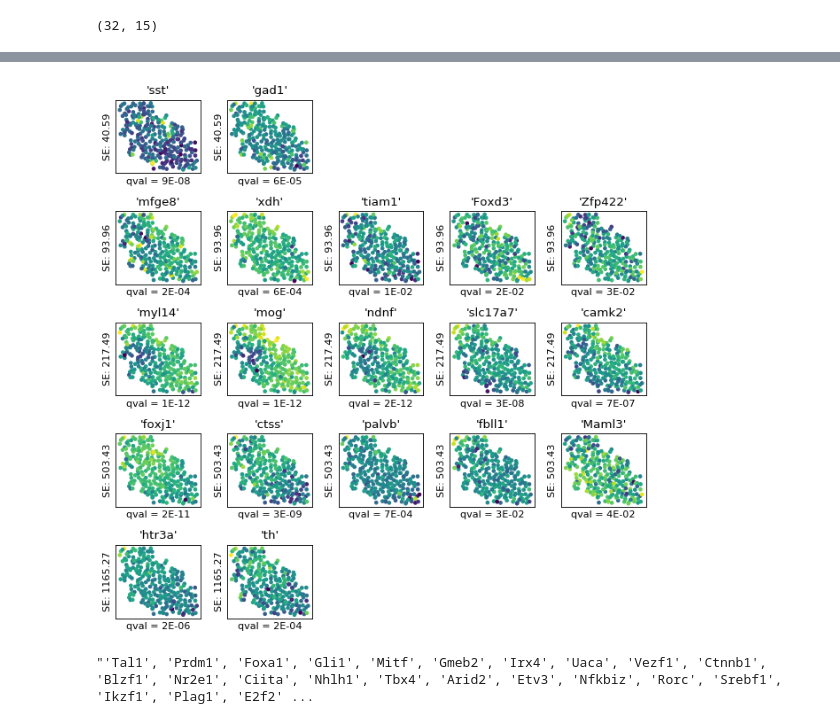
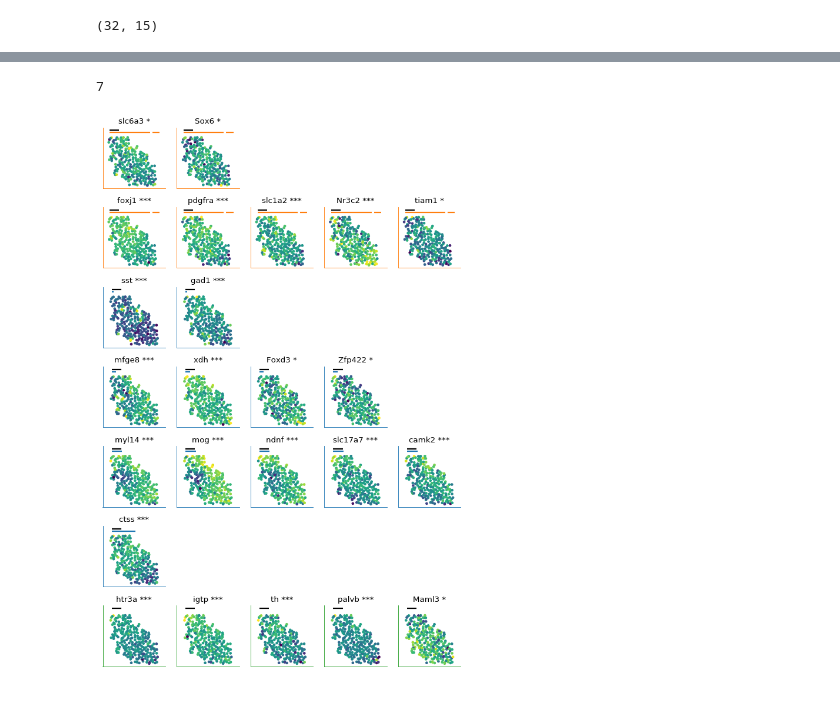
Before and after one commit to Teichlab/SpatialDE, a Jupyter notebook: Analysis/SeqFISH/SeqFISH Results.ipynb, the cells around one changed output, grey strips where cells are left out. Saved outputs shown, nothing was run; the diff lists cells and outputs as text; code cells hidden in the pictures.

Commit message:
Finished SeqFISH figures

```diff
--- a/Analysis/SeqFISH/SeqFISH Results.ipynb
+++ b/Analysis/SeqFISH/SeqFISH Results.ipynb
@@ -14,5 +29,6 @@ final_results_43.csv         spatial_SeqFISH_analysis.py
 # %%
 results = pd.read_csv('final_results_43.csv', index_col=0)
+ms_results = pd.read_csv('MS_results_43.csv', index_col=0)
 sample_info = pd.read_csv('sample_info_43.csv', index_col=0)
 # %%
 df = pd.read_csv('exp_mat_43.csv', index_col=0)
@@ -37,6 +82,8 @@ plt.scatter(sample_info.x, sample_info.y);
 # %%
 results['pval'] = results['pval'].clip_lower(results.query('pval > 0')['pval'].min() / 2)
 results['qval'] = results['qval'].clip_lower(results.query('qval > 0')['qval'].min() / 2)
+ms_results['pval'] = ms_results['pval'].clip_lower(ms_results.query('pval > 0')['pval'].min() / 2)
+ms_results['qval'] = ms_results['qval'].clip_lower(ms_results.query('qval > 0')['qval'].min() / 2)
 # %%
 plt.loglog()
 plt.scatter(results.max_s2_t_hat, results.pval);
@@ -85,8 +133,8 @@ plt.ylabel('P-value');
 # %%
 N = 5
-top_per_ls = results.query('qval < 0.05') \
+top_per_ls = ms_results \
                   .sort_values('qval', ascending=True) \
-                  .groupby('l') \
+                  .groupby(['model', 'l']) \
                   .head(N) \
                   .sort_values(['l', 'qval'], ascending=[True, True])
 
@@ -138,28 +165,51 @@ plt.tight_layout()
 import NaiveDE
 dfm = NaiveDE.stabilize(df.T).T
 res = NaiveDE.regress_out(sample_info, dfm, 'np.log(total_count)').T
+# %%
+top_per_ls.replace(np.nan, 0).groupby(['model', 'l']).size().shape[0]
+# %% [output]
+7
+# %%
+model_colors = {'SE': 'C0', 'PER': 'C1', 'linear': 'C2'}
 # %%
-plt.figure(figsize=(8, 8), dpi=80)
+plt.figure(figsize=(8, 12), dpi=80)
 
 N = 5
-N_rows = top_per_ls['l'].unique().shape[0]
-for j, T in enumerate(top_per_ls.groupby('l')):
+N_rows = top_per_ls.replace(np.nan, 0).groupby(['model', 'l']).size().shape[0]
+for j, T in enumerate(top_per_ls.replace(np.nan, 0).groupby(['model', 'l'])):
     _, group = T
     for i, idx in enumerate(group.index):
         r = top_per_ls.loc[idx]
-        plt.subplot(N_rows, N, j * N + i + 1)
+        ax = plt.subplot(N_rows, N, j * N + i + 1)
+
         plt.scatter(sample_info.x, -sample_info.y, c=res[r['g']], s=10);
-        plt.title(r['g'])
+
+        s = ' *'
+        if r['qval'] < 0.01:
+            s = ' **'
+
+        if r['qval'] < 0.001:
+            s = ' ***'
+
+        plt.title(r['g'].replace("'", '') + s)
+
         plt.xticks([])
         plt.yticks([])
-        plt.xlabel('qval = {:.0E}'.format(r['qval']))
-        if True:
-            plt.ylabel('{}: {:.2f}'.format(r['model'], r['l']))
+        plt.hlines(150, 50, 250, lw=2)
+        if 50 + r['l'] < 1100 and r['model'] != 'linear':
+            plt.hlines(100, 50, 50 + r['l'], lw=2, color=model_colors[r['model']], zorder=0)
+        else:
+            if r['model'] != 'linear':
+                plt.hlines(100, 50, 900, lw=2, color=model_colors[r['model']], zorder=0)
+                plt.hlines(100, 950, 1100, lw=2, color=model_colors[r['model']], zorder=0)
+
+        for spine in ax.spines.values():
+            spine.set_edgecolor(model_colors[r['model']])
+
+        plt.axis('equal')
+
 
 plt.tight_layout()
+plt.savefig('top_SF_genes_per_ls.pdf')
 # %% [output]
-[figure, old version]
+[figure, new version]
-# %%
-', '.join(results.g)
-# %% [output]
-"'Tal1', 'Prdm1', 'Foxa1', 'Gli1', 'Mitf', 'Gmeb2', 'Irx4', 'Uaca', 'Vezf1', 'Ctnnb1', 'Blzf1', 'Nr2e1', 'Ciita', 'Nhlh1', 'Tbx4', 'Arid2', 'Etv3', 'Nfkbiz', 'Rorc', 'Srebf1', 'Ikzf1', 'Plag1', 'E2f2' ...
```
Also changed, not shown: parts of 27 cells of this notebook, 2 other files.
